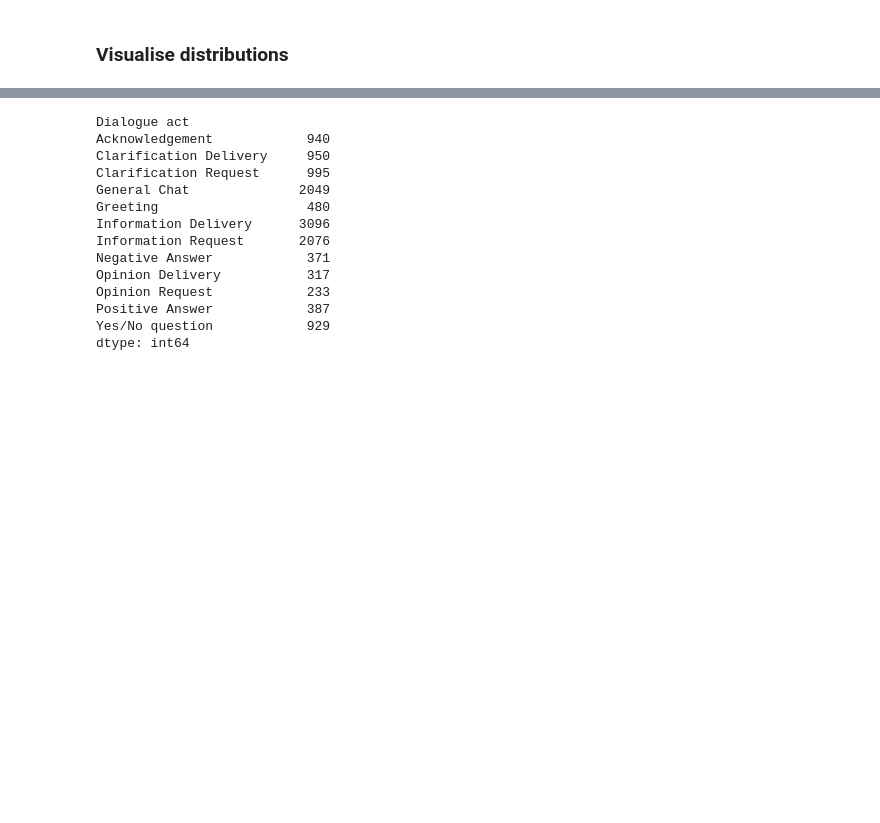
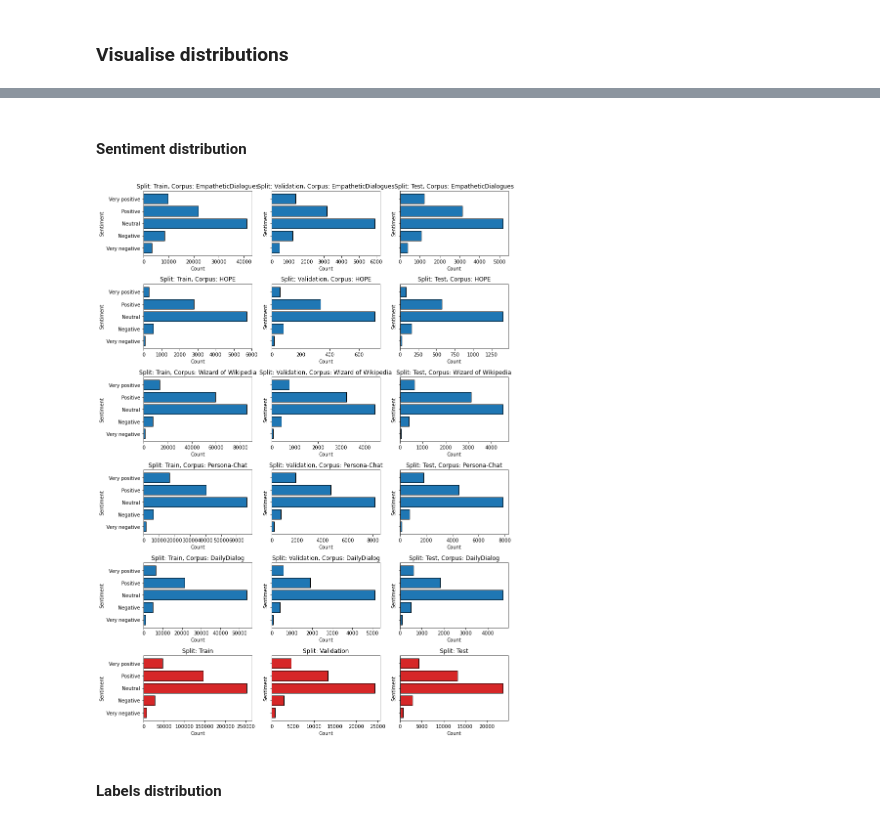
Before and after one commit to vincenzo-scotti/dldlm, a Jupyter notebook: notebooks/data_exploration.ipynb, the cells around one changed output, grey strips where cells are left out. Cells and saved outputs as stored; diff of their text form; code cells hidden in the pictures; blank space fills up the shorter version.

```diff
--- a/notebooks/data_exploration.ipynb
+++ b/notebooks/data_exploration.ipynb
@@ -163,0 +190,2 @@ Total
+# %% [markdown]
+#### Sentiment distribution
@@ -164,3 +194,28 @@ Total
+# %%
+fig, axes = plt.subplots(nrows=len(metadata['train']) + 1, ncols=len(metadata), figsize=(12, 16), sharey=True)
+
+for i, (split, split_data) in enumerate(metadata.items()):
+    X = {sentiment: 0 for sentiment in SENTIMENT}
+    for j, (corpus, corpus_data) in enumerate(split_data.items()):
+        x = {SENTIMENT[SENTIMENT_MAP[sentiment]]: len(group) for sentiment, group in group_by(corpus_data, 'sentiment').items()}
+        for sentiment in X:
+            X[sentiment] += x[sentiment]
+        axes[j][i].barh(SENTIMENT, [x[sentiment] for sentiment in SENTIMENT], linewidth=1., edgecolor='0')
+        axes[j][i].set_title(f'Split: {split.capitalize()}, Corpus: {corpus}')
+        axes[j][i].set_xlabel('Count')
+        axes[j][i].set_ylabel('Sentiment')
+        # axes[i][j].set_xscale('log')
+    axes[-1][i].barh(SENTIMENT, [X[sentiment] for sentiment in SENTIMENT], linewidth=1., edgecolor='0', color='tab:red')
+    axes[-1][i].set_title(f'Split: {split.capitalize()}')
+    axes[-1][i].set_xlabel('Count')
+    axes[-1][i].set_ylabel('Sentiment')
+    # axes[i][-1].set_xscale('log')
+plt.tight_layout()
+plt.show()
+# %% [output]
+[figure, added]
+# %% [markdown]
+#### Labels distribution
 # %%
 hope = {split: [sample for sample in data[split] if sample['corpus'] == 'HOPE'] for split in data}
 # %%
@@ -176,20 +231,3 @@ df = pd.DataFrame(
     data=[(split.capitalize(), *sample) for split in hope_metadata for sample in hope_metadata[split]],
     columns=['Split', 'Speaker', 'Dialogue act', 'Act type', 'No. of tokens']
 )
-# %%
-df.groupby('Dialogue act').size()
-# %% [output]
-Dialogue act
-Acknowledgement            940
-Clarification Delivery     950
-Clarification Request      995
-General Chat              2049
-Greeting                   480
-Information Delivery      3096
-Information Request       2076
-Negative Answer            371
-Opinion Delivery           317
-Opinion Request            233
-Positive Answer            387
-Yes/No question            929
-dtype: int64
```
Also changed, not shown: parts of 43 cells of this notebook.
